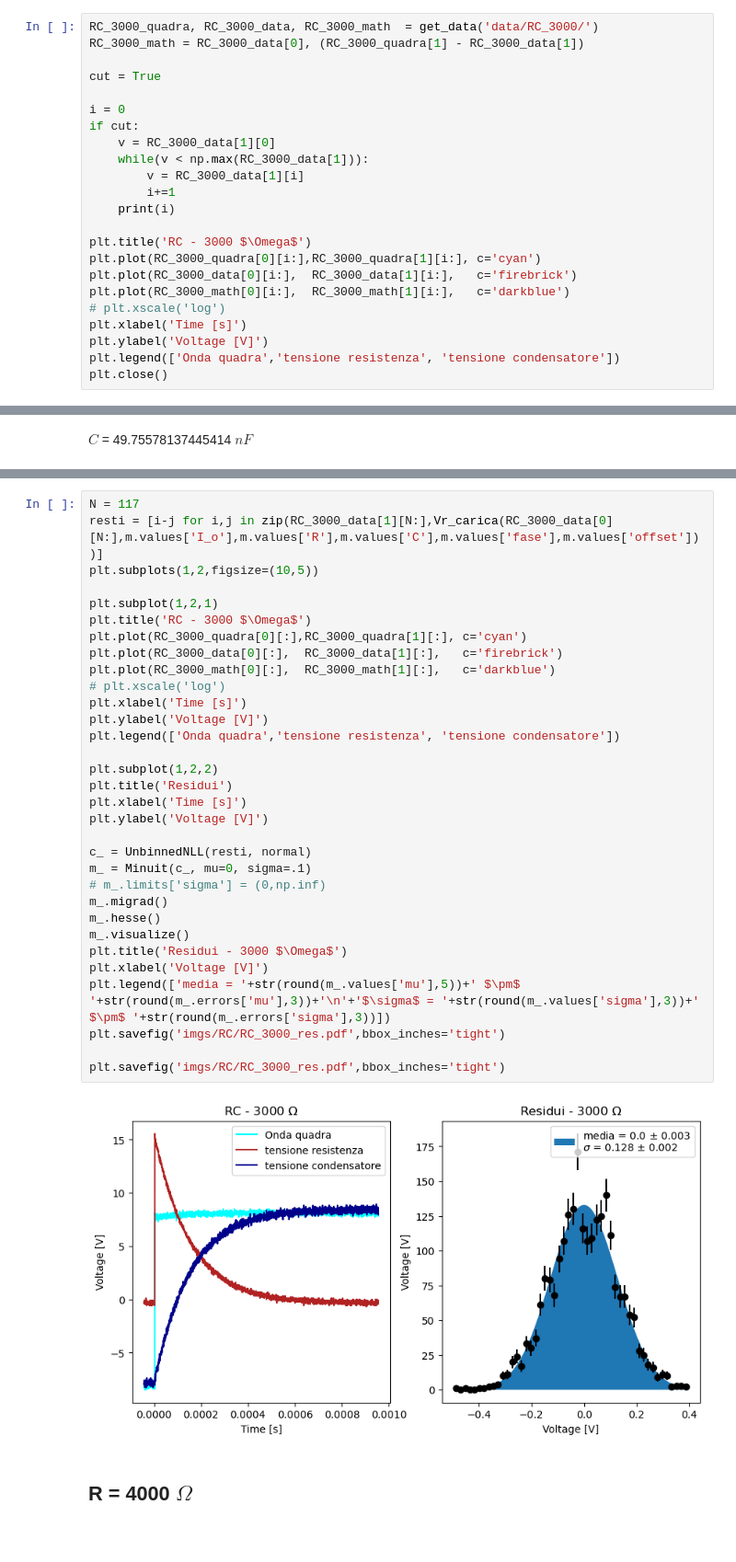
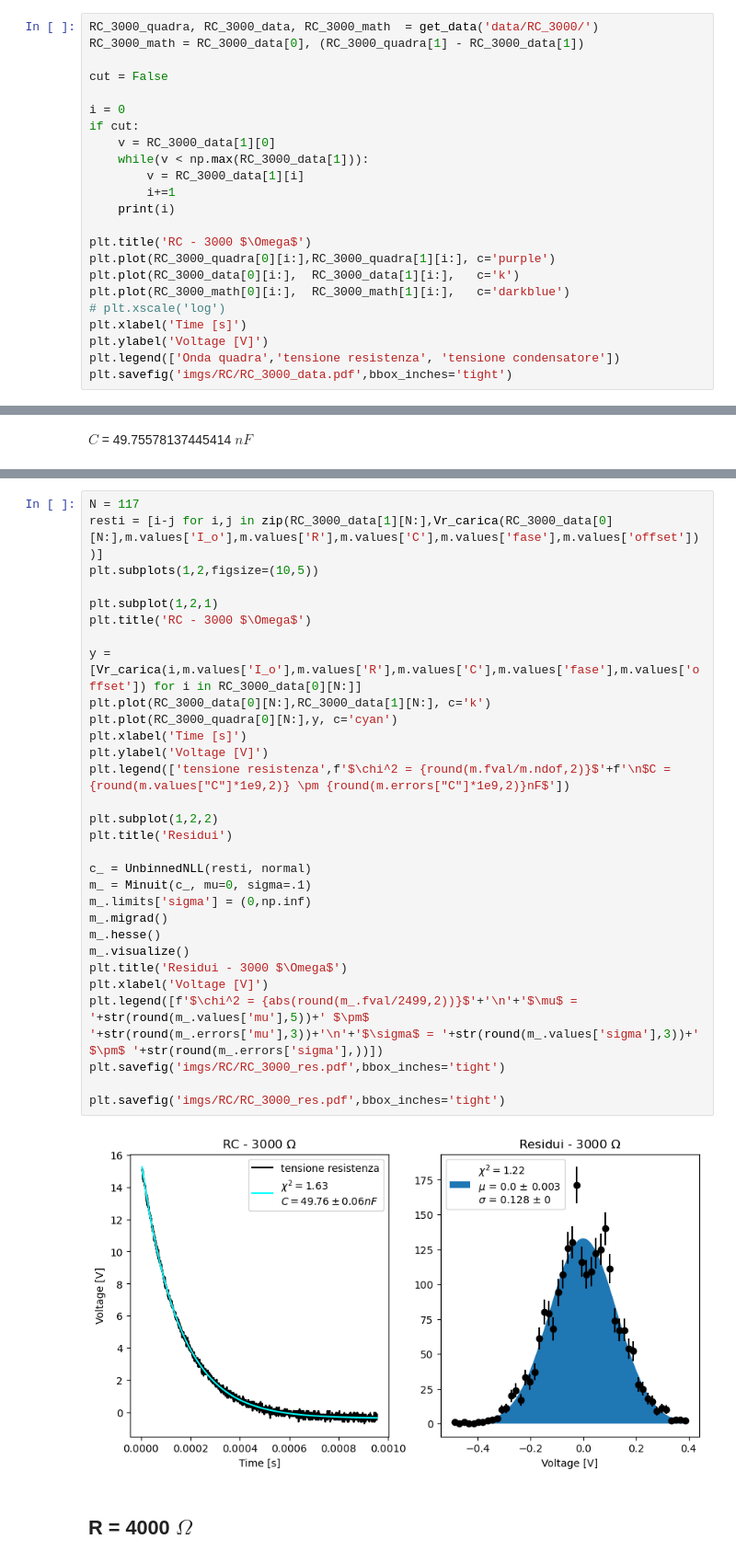
Before and after one commit to Yedi278/Lab2, a Jupyter notebook: Circuiti_2/RC.ipynb, the cells around one changed output, grey strips where cells are left out. Shown at 92% size. Saved outputs shown, nothing was run; the diff lists cells and outputs as text; blank space fills up the shorter version.

Commit message:
RL image refinement

```diff
--- a/Circuiti_2/RC.ipynb
+++ b/Circuiti_2/RC.ipynb
@@ -603,7 +603,7 @@ plt.savefig('imgs/RC/RC_2400.pdf',bbox_inches='tight')
 RC_3000_quadra, RC_3000_data, RC_3000_math  = get_data('data/RC_3000/')
 RC_3000_math = RC_3000_data[0], (RC_3000_quadra[1] - RC_3000_data[1])
 
-cut = True
+cut = False
 
 i = 0
 if cut:
@@ -614,12 +614,12 @@ if cut:
     print(i)
 
 plt.title('RC - 3000 $\Omega$')
-plt.plot(RC_3000_quadra[0][i:],RC_3000_quadra[1][i:], c='cyan')
-plt.plot(RC_3000_data[0][i:],  RC_3000_data[1][i:],   c='firebrick')
+plt.plot(RC_3000_quadra[0][i:],RC_3000_quadra[1][i:], c='purple')
+plt.plot(RC_3000_data[0][i:],  RC_3000_data[1][i:],   c='k')
 plt.plot(RC_3000_math[0][i:],  RC_3000_math[1][i:],   c='darkblue')
 # plt.xscale('log')
 plt.xlabel('Time [s]')
 plt.ylabel('Voltage [V]')
 plt.legend(['Onda quadra','tensione resistenza', 'tensione condensatore'])
-plt.close()
+plt.savefig('imgs/RC/RC_3000_data.pdf',bbox_inches='tight')
 # %% [output]
@@ -651,37 +655,35 @@ $C$ = 49.75578137445414 $nF$
 # %%
 N = 117
 resti = [i-j for i,j in zip(RC_3000_data[1][N:],Vr_carica(RC_3000_data[0][N:],m.values['I_o'],m.values['R'],m.values['C'],m.values['fase'],m.values['offset']))]
 plt.subplots(1,2,figsize=(10,5))
 
 plt.subplot(1,2,1)
 plt.title('RC - 3000 $\Omega$')
-plt.plot(RC_3000_quadra[0][:],RC_3000_quadra[1][:], c='cyan')
-plt.plot(RC_3000_data[0][:],  RC_3000_data[1][:],   c='firebrick')
-plt.plot(RC_3000_math[0][:],  RC_3000_math[1][:],   c='darkblue')
-# plt.xscale('log')
+
+y = [Vr_carica(i,m.values['I_o'],m.values['R'],m.values['C'],m.values['fase'],m.values['offset']) for i in RC_3000_data[0][N:]]
+plt.plot(RC_3000_data[0][N:],RC_3000_data[1][N:], c='k')
+plt.plot(RC_3000_quadra[0][N:],y, c='cyan')
 plt.xlabel('Time [s]')
 plt.ylabel('Voltage [V]')
-plt.legend(['Onda quadra','tensione resistenza', 'tensione condensatore'])
+plt.legend(['tensione resistenza',f'$\chi^2 = {round(m.fval/m.ndof,2)}$'+f'\n$C = {round(m.values["C"]*1e9,2)} \pm {round(m.errors["C"]*1e9,2)}nF$'])
 
 plt.subplot(1,2,2)
 plt.title('Residui')
-plt.xlabel('Time [s]')
-plt.ylabel('Voltage [V]')
 
 c_ = UnbinnedNLL(resti, normal)
 m_ = Minuit(c_, mu=0, sigma=.1)
-# m_.limits['sigma'] = (0,np.inf)
+m_.limits['sigma'] = (0,np.inf)
 m_.migrad()
 m_.hesse()
 m_.visualize()
 plt.title('Residui - 3000 $\Omega$')
 plt.xlabel('Voltage [V]')
-plt.legend(['media = '+str(round(m_.values['mu'],5))+' $\pm$ '+str(round(m_.errors['mu'],3))+'\n'+'$\sigma$ = '+str(round(m_.values['sigma'],3))+' $\pm$ '+str(round(m_.errors['sigma'],3))])
+plt.legend([f'$\chi^2 = {abs(round(m_.fval/2499,2))}$'+'\n'+'$\mu$ = '+str(round(m_.values['mu'],5))+' $\pm$ '+str(round(m_.errors['mu'],3))+'\n'+'$\sigma$ = '+str(round(m_.values['sigma'],3))+' $\pm$ '+str(round(m_.errors['sigma'],))])
 plt.savefig('imgs/RC/RC_3000_res.pdf',bbox_inches='tight')
 
 plt.savefig('imgs/RC/RC_3000_res.pdf',bbox_inches='tight')
 # %% [output]
-[figure, old version]
+[figure, new version]
 # %% [markdown]
 ## R = 4000 $\Omega$
 # %%
```
Also changed, not shown: parts of 4 cells of this notebook, 33 other files.
